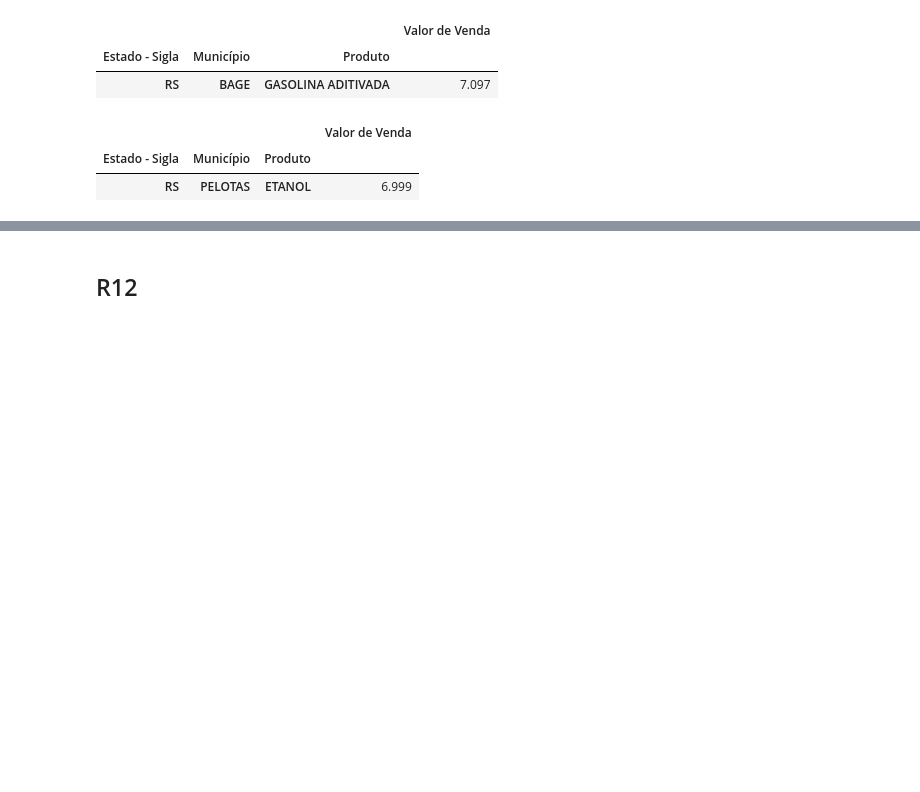
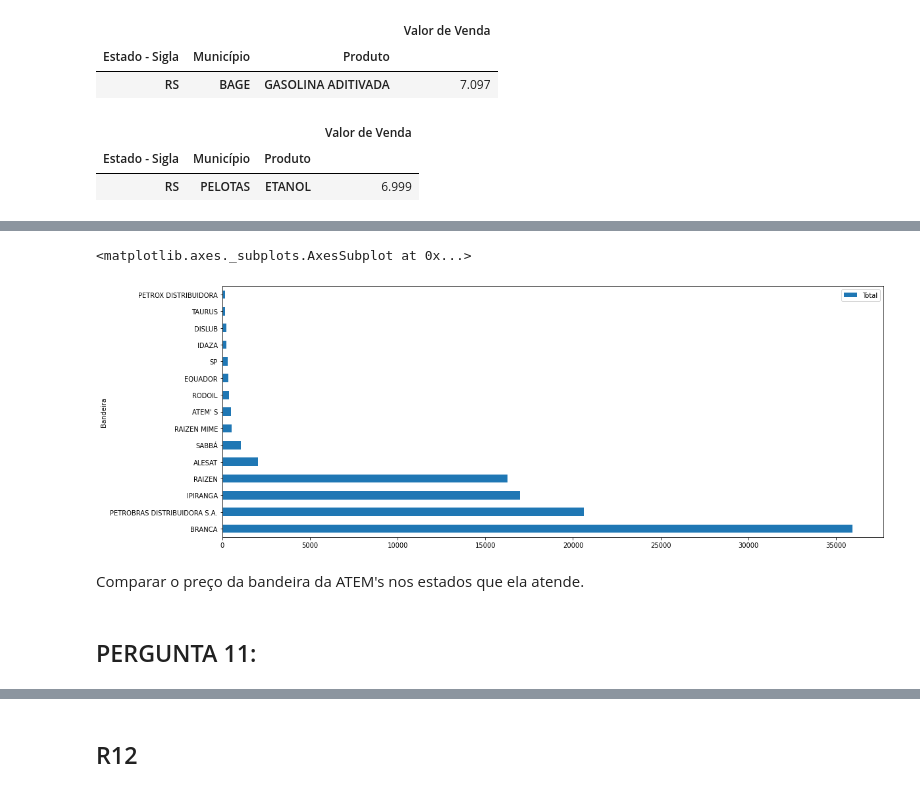
Before and after one commit to RhayzaPinto/Projeto_Modulo-IV, a Jupyter notebook: Projeto Módulo 4 - Dados - Branch Main.ipynb, the cells around one changed output, grey strips where cells are left out. Saved outputs shown, nothing was run; the diff lists cells and outputs as text; code cells hidden in the pictures; blank space fills up the shorter version.

```diff
--- a/Projeto Módulo 4 - Dados - Branch Main.ipynb
+++ b/Projeto Módulo 4 - Dados - Branch Main.ipynb
@@ -205,0 +256,3 @@ etanol_concat.groupby(['Estado - Sigla','Município','Produto'])[['Valor de Vend
+# %%
+bandeira_venda = dados_concat[['Bandeira','Valor de Venda']]
+bandeira_venda
@@ -205,0 +273,6 @@ etanol_concat.groupby(['Estado - Sigla','Município','Produto'])[['Valor de Vend
+# %%
+#Bandeira branca é a mais utilizada para venda de combustivel, com a visualização mais limpa
+count_bandeira = bandeira_venda.groupby('Bandeira').count().sort_values(by = 'Valor de Venda', ascending=False)
+#Mudando o valor de Venda para Total
+count_bandeira.columns = ['Total']
+count_bandeira.head()
@@ -205,0 +287,9 @@ etanol_concat.groupby(['Estado - Sigla','Município','Produto'])[['Valor de Vend
+# %%
+count_bandeira.head(15).plot(kind = 'barh',figsize = (18,7))
+# %% [output]
+<matplotlib.axes._subplots.AxesSubplot at 0x...>
+[figure, added]
+# %% [markdown]
+Comparar o preço da bandeira da ATEM's nos estados que ela atende.
+# %% [markdown]
+## PERGUNTA 11:
```
Also changed, not shown: parts of 18 cells of this notebook.
